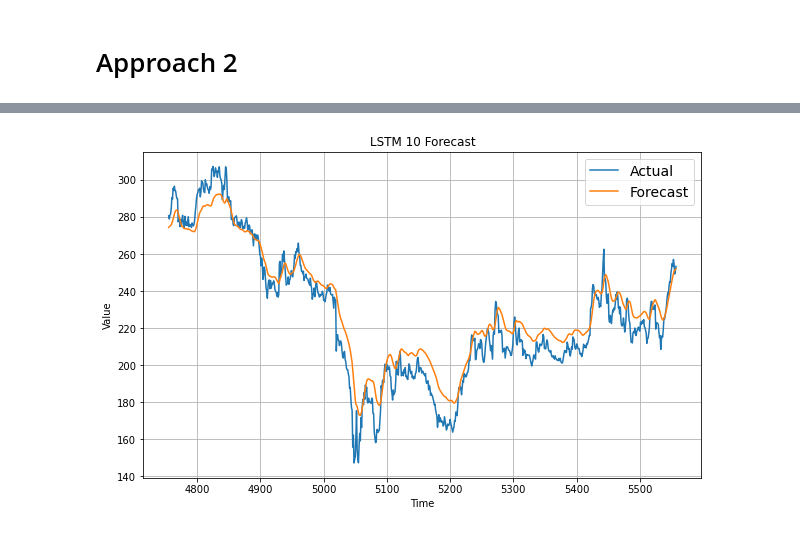
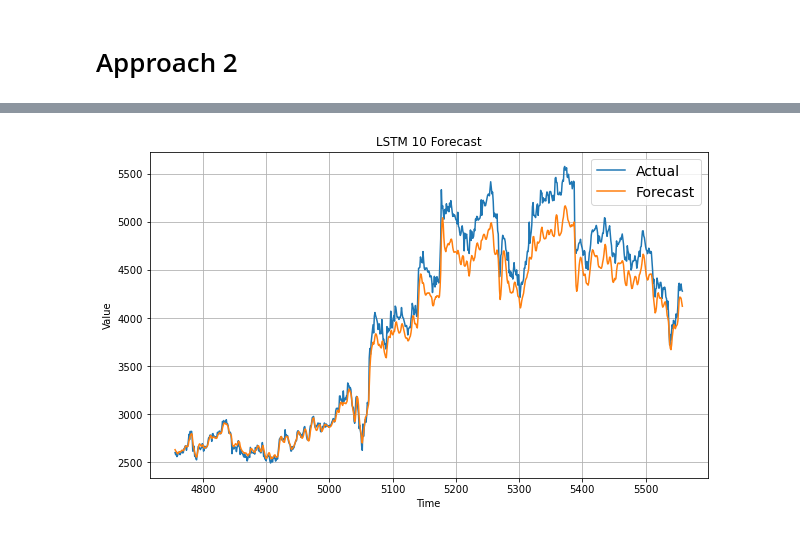
Before and after one commit to sudharshanavp/stock_market_prediction, a Jupyter notebook: notebooks/LSTM_notebook.ipynb, the cells around one changed output, grey strips where cells are left out. Cells and saved outputs as stored; diff of their text form; code cells hidden in the pictures.

```diff
--- a/notebooks/LSTM_notebook.ipynb
+++ b/notebooks/LSTM_notebook.ipynb
@@ -213,13 +169,13 @@ def sequential_window_dataset(series, window_size):
     return ds.batch(1).prefetch(1)
 # %%
 # Read in data
-spy = pd.read_csv('../data/raw/stock/yahoo_finance/ITC')
+spy = pd.read_csv('../data/raw/stock/yahoo_finance/DRREDDY')
 
 # Convert series into datetime type
 spy['Date'] = pd.to_datetime(spy['Date'])
 
 # Save target series
-series = spy['Close']
+series = spy[['Close','Volume']]
 
 # Create train data set
 train_split_date = '2014-12-31'
@@ -419,5 +317,8 @@ WARNING:absl:<keras.layers.recurrent.LSTMCell object at 0x...> has the same name
 # %%
-model = keras.models.load_model("my_checkpoint")
+import numpy as np
+import tensorflow as tf
+
+model = tf.keras.models.load_model("../models/lstm_models/DRREDDY")
 
 rnn_forecast = model.predict(normalized_x_test[np.newaxis,:])
 
@@ -432,7 +333,7 @@ plt.figure(figsize=(10,6))
 
 plt.ylabel('Dollars $')
 plt.xlabel('Timestep in Days')
-plt.title(f'LSTM {window_size} Forecast')
+plt.title(f'LSTM 10 Forecast')
 plot_series(x_test.index, x_test, label="Actual")
 plot_series(x_test.index, rnn_unscaled_forecast, label="Forecast")
 plt.show()
@@ -441 +343 @@ plt.show()
-[figure, old version]
+[figure, new version]
```
Also changed, not shown: parts of 17 cells of this notebook, 4 other files.
